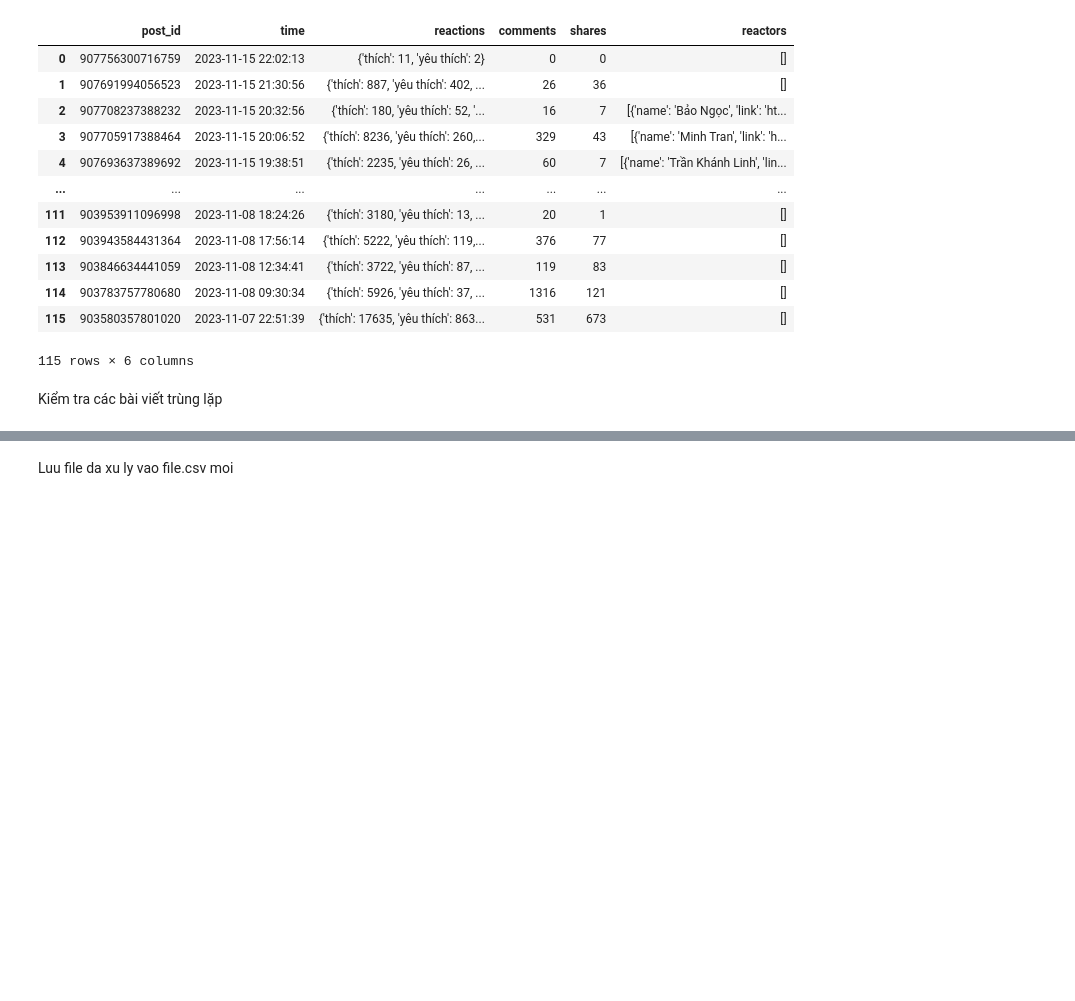
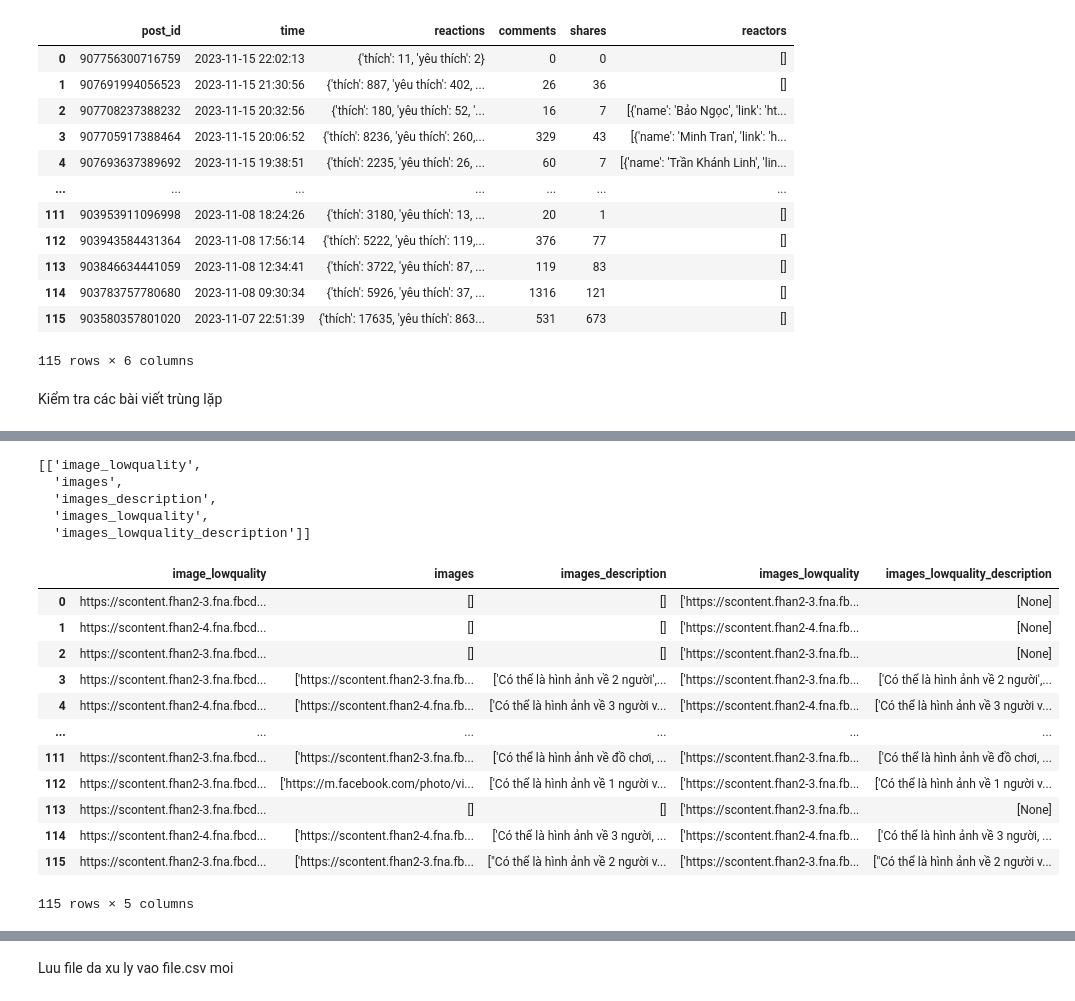
Before and after one commit to quyencanh203/final_project, a Jupyter notebook: 2Clearn.ipynb, the cells around one changed output, grey strips where cells are left out. Drawn from its saved outputs; the diff is of its cells as text; code cells hidden in the pictures; blank space fills up the shorter version.

Commit message:
4h/24-11/ crawl new data/ add code

```diff
--- a/2Clearn.ipynb
+++ b/2Clearn.ipynb
@@ -21,7 +21,7 @@ import pandas as pd
 import matplotlib.pyplot as plt
 import seaborn as sns
 # %%
-raw_df = pd.read_csv('Data\daiphatthanh.sound.csv')
+raw_df = pd.read_csv('Data\daiphatthanh.sound1.csv')
 # %% [markdown]
 ![purple-divider](https://user-images.githubusercontent.com/7065401/52071927-c1cd7100-2562-11e9-908a-dde91ba14e59.png)
 ### Raw dataframe
@@ -216,8 +216,8 @@ dtype: object
 Vì yêu cầu đề bài là lấy 100 bài. Mà data đã có đủ nên không cần xử lý nhiều
 Trực tiếp lấy dữ liệu các dòng có thể dùng được.
 # %%
-df1 = pd.DataFrame(data= data.dropna(how='any'))
-df1
+df = pd.DataFrame(data= data.dropna(how='any'))
+df
 # %% [output]
 |  | post_id | text | post_text | time | timestamp | image_lowquality | images | images_description | ... |
 | 0 | 907756300716759 | Vũ Trụ Người Nhện của Sony chào đ... | Vũ Trụ Người Nhện của Sony chào đ... | 2023-11-15 22:02:13 | 1700060533 | https://scontent.fhan2-3.fna.fbcd... | [] | [] | ... |
@@ -278,0 +300,28 @@ Kiểm tra các bài viết trùng lặp
+# %%
+[['image_lowquality','images','images_description',
+       'images_lowquality','images_lowquality_description']]
+# %% [output]
+[['image_lowquality',
+  'images',
+  'images_description',
+  'images_lowquality',
+  'images_lowquality_description']]
+# %%
+df[['image_lowquality','images','images_description',
+       'images_lowquality','images_lowquality_description']]
+# cac bai dau tien thuong hay bi none va ko co du lieu dung.
+# day la cac thong tin kha huu ich
+# %% [output]
+|  | image_lowquality | images | images_description | images_lowquality | images_lowquality_description |
+| 0 | https://scontent.fhan2-3.fna.fbcd... | [] | [] | ['https://scontent.fhan2-3.fna.fb... | [None] |
+| 1 | https://scontent.fhan2-4.fna.fbcd... | [] | [] | ['https://scontent.fhan2-4.fna.fb... | [None] |
+| 2 | https://scontent.fhan2-3.fna.fbcd... | [] | [] | ['https://scontent.fhan2-3.fna.fb... | [None] |
+| 3 | https://scontent.fhan2-3.fna.fbcd... | ['https://scontent.fhan2-3.fna.fb... | ['Có thể là hình ảnh về 2 người',... | ['https://scontent.fhan2-3.fna.fb... | ['Có thể là hình ảnh về 2 người',... |
+| 4 | https://scontent.fhan2-4.fna.fbcd... | ['https://scontent.fhan2-4.fna.fb... | ['Có thể là hình ảnh về 3 người v... | ['https://scontent.fhan2-4.fna.fb... | ['Có thể là hình ảnh về 3 người v... |
+| ... | ... | ... | ... | ... | ... |
+| 111 | https://scontent.fhan2-3.fna.fbcd... | ['https://scontent.fhan2-3.fna.fb... | ['Có thể là hình ảnh về đồ chơi, ... | ['https://scontent.fhan2-3.fna.fb... | ['Có thể là hình ảnh về đồ chơi, ... |
+| 112 | https://scontent.fhan2-3.fna.fbcd... | ['https://m.facebook.com/photo/vi... | ['Có thể là hình ảnh về 1 người v... | ['https://scontent.fhan2-3.fna.fb... | ['Có thể là hình ảnh về 1 người v... |
+| 113 | https://scontent.fhan2-3.fna.fbcd... | [] | [] | ['https://scontent.fhan2-3.fna.fb... | [None] |
+| 114 | https://scontent.fhan2-4.fna.fbcd... | ['https://scontent.fhan2-4.fna.fb... | ['Có thể là hình ảnh về 3 người, ... | ['https://scontent.fhan2-4.fna.fb... | ['Có thể là hình ảnh về 3 người, ... |
+| 115 | https://scontent.fhan2-3.fna.fbcd... | ['https://scontent.fhan2-3.fna.fb... | ["Có thể là hình ảnh về 2 người v... | ['https://scontent.fhan2-3.fna.fb... | ["Có thể là hình ảnh về 2 người v... |
+115 rows × 5 columns
```
Also changed, not shown: parts of 31 cells of this notebook, 9 other files.
